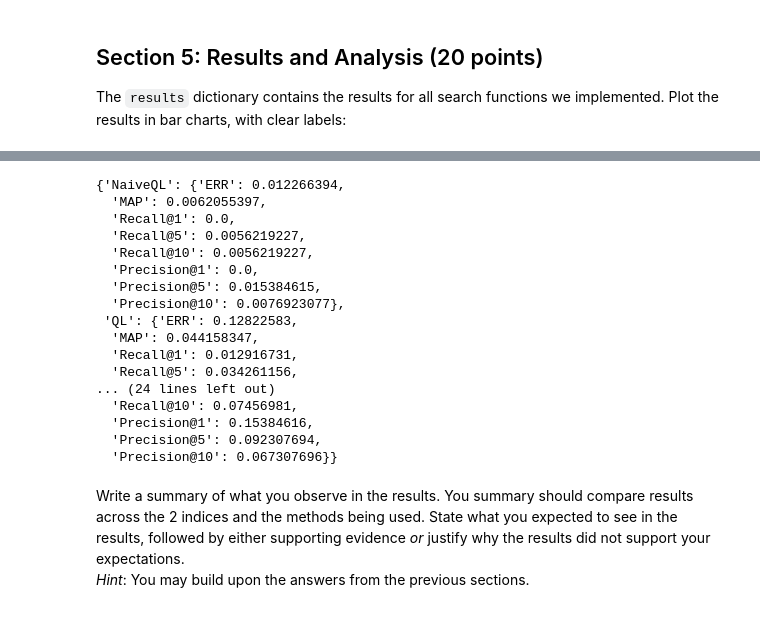
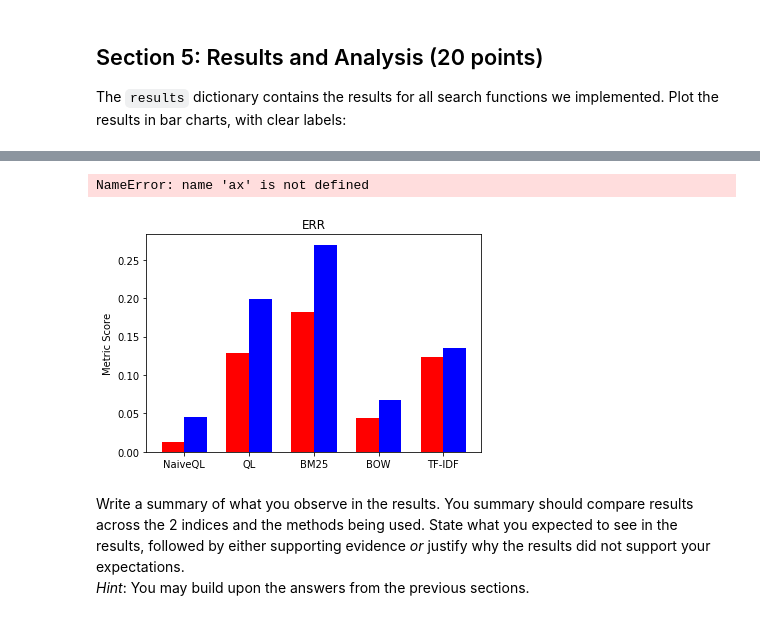
Before and after one commit to PhilLint/IR1, a Jupyter notebook: hw1.ipynb, the cells around one changed output, grey strips where cells are left out. Cells and saved outputs as stored; diff of their text form; code cells hidden in the pictures.

Commit message:
plots gud

```diff
--- a/hw1.ipynb
+++ b/hw1.ipynb
@@ -1246,40 +1232,28 @@ plt.show()
-# %%
-labels = ["ERR", "MAP", "Recall@1", "Recall@5", "Recall@10", "Precision@1", "Precision@5", "Precision@10"]
-x_labels = ["ERR", "MAP", "R@1", "R@5", "R@10", "P@1", "P@5", "P@10"]
-x_pos = np.arange(8)
-
-print("Results for index 2: with stopwords, without stemming")
-
-for search in results[2]:
-    metrics = [results[2][search][label] for label in labels]
-
-    plt.bar(x_pos, metrics)
-    plt.xticks(x_pos, x_labels)
-    plt.ylabel("Metric Score")
-    plt.title(search)
-    plt.show()
-
-plt.show()
-# %%
-results[1]
-# %% [output]
-{'NaiveQL': {'ERR': 0.012266394,
-  'MAP': 0.0062055397,
-  'Recall@1': 0.0,
-  'Recall@5': 0.0056219227,
-  'Recall@10': 0.0056219227,
-  'Precision@1': 0.0,
-  'Precision@5': 0.015384615,
-  'Precision@10': 0.0076923077},
- 'QL': {'ERR': 0.12822583,
-  'MAP': 0.044158347,
-  'Recall@1': 0.012916731,
-  'Recall@5': 0.034261156,
-... (24 lines left out)
-  'Recall@10': 0.07456981,
-  'Precision@1': 0.15384616,
-  'Precision@5': 0.092307694,
-  'Precision@10': 0.067307696}}
+# %%
+labels = ["ERR", "MAP", "Recall@1", "Recall@5", "Recall@10", "Precision@1", "Precision@5", "Precision@10"]
+searches = ["NaiveQL", "QL", "BM25", "BOW", "TF-IDF"]
+
+barWidth = 0.35
+x_pos1 = np.arange(5)
+x_pos2 = [x + barWidth for x in x_pos1]
+
+
+for metric in labels:
+    search1 = [results[1][search][metric] for search in searches]
+    search2 = [results[2][search][metric] for search in searches]
+    plt.bar(x_pos1, search1, barWidth, color='red')
+    plt.bar(x_pos2, search2, barWidth, color='blue')
+
+    plt.xticks([x + barWidth/2 for x in range(len(searches))], searches)
+    plt.ylabel("Metric Score")
+    plt.title(metric)
+    p.legend(["Index 1", "Index 2"], loc=2)
+    plt.show()
+
+plt.show()
+# %% [output]
+NameError: name 'ax' is not defined
+[figure, added]
 # %% [markdown]
 Write a summary of what you observe in the results.
 You summary should compare results across the 2 indices and the methods being used. State what you expected to see in the results, followed by either supporting evidence *or* justify why the results did not support your expectations.
```
Also changed, not shown: parts of 2 cells of this notebook.
